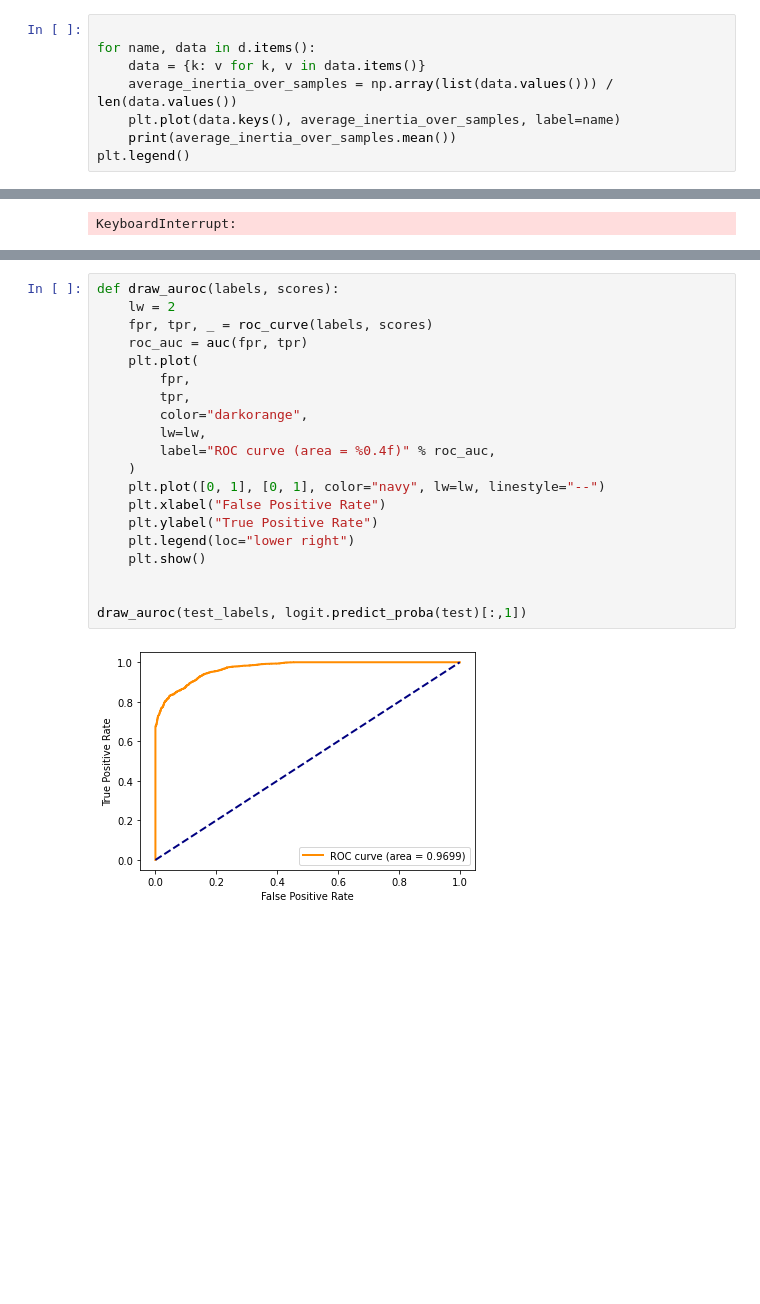
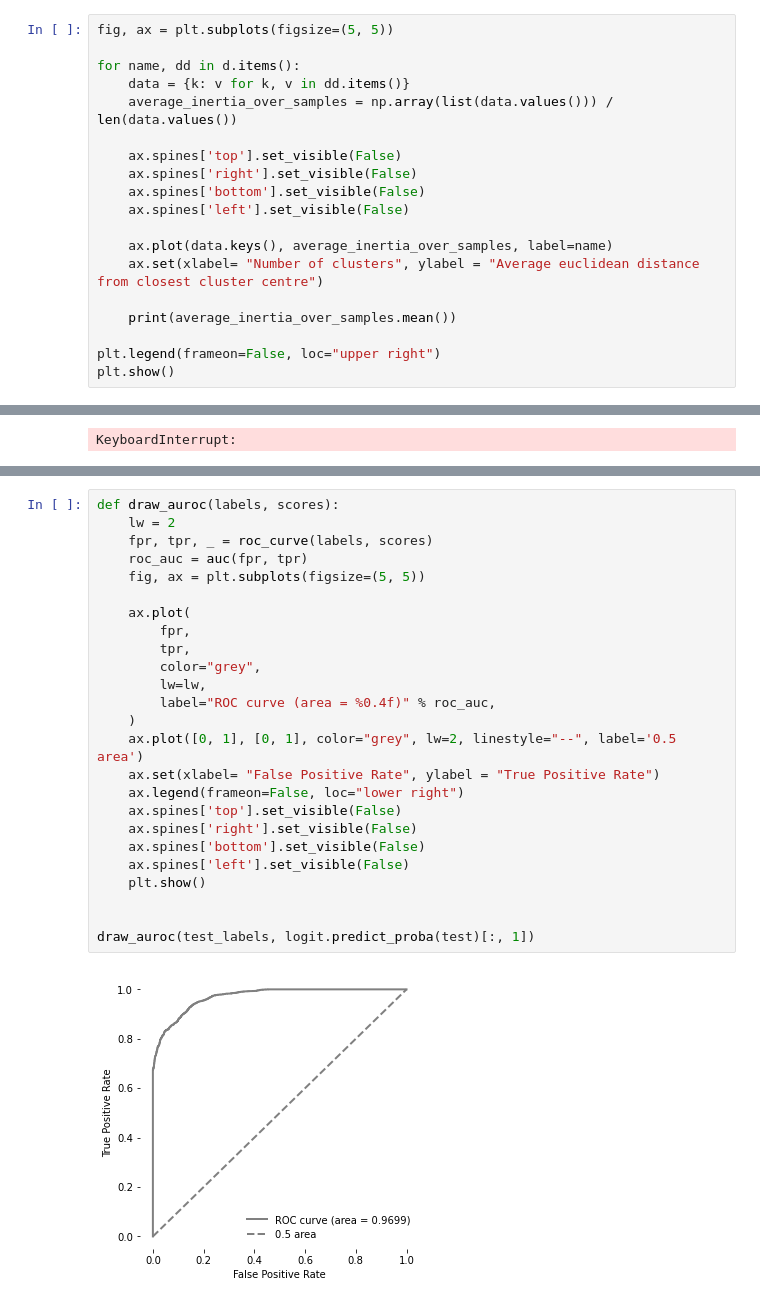
Before and after one commit to kristjanr/dat-sci-master-thesis, a Jupyter notebook: ood/kmeans_tsne.ipynb, the cells around one changed output, grey strips where cells are left out. Cells and saved outputs as stored; diff of their text form; blank space fills up the shorter version.

```diff
--- a/ood/kmeans_tsne.ipynb
+++ b/ood/kmeans_tsne.ipynb
@@ -45,8 +40,19 @@ KeyboardInterrupt
 # %%
+fig, ax = plt.subplots(figsize=(5, 5))
 
-for name, data in d.items():
-    data = {k: v for k, v in data.items()}
+for name, dd in d.items():
+    data = {k: v for k, v in dd.items()}
     average_inertia_over_samples = np.array(list(data.values())) / len(data.values())
-    plt.plot(data.keys(), average_inertia_over_samples, label=name)
+
+    ax.spines['top'].set_visible(False)
+    ax.spines['right'].set_visible(False)
+    ax.spines['bottom'].set_visible(False)
+    ax.spines['left'].set_visible(False)
+
+    ax.plot(data.keys(), average_inertia_over_samples, label=name)
+    ax.set(xlabel= "Number of clusters", ylabel = "Average euclidean distance from closest cluster centre")
+
     print(average_inertia_over_samples.mean())
-plt.legend()
+
+plt.legend(frameon=False, loc="upper right")
+plt.show()
@@ -384,22 +394,27 @@ logit.score(test, test_labels)
 # %%
 def draw_auroc(labels, scores):
     lw = 2
     fpr, tpr, _ = roc_curve(labels, scores)
     roc_auc = auc(fpr, tpr)
-    plt.plot(
+    fig, ax = plt.subplots(figsize=(5, 5))
+
+    ax.plot(
         fpr,
         tpr,
-        color="darkorange",
+        color="grey",
         lw=lw,
         label="ROC curve (area = %0.4f)" % roc_auc,
     )
-    plt.plot([0, 1], [0, 1], color="navy", lw=lw, linestyle="--")
-    plt.xlabel("False Positive Rate")
-    plt.ylabel("True Positive Rate")
-    plt.legend(loc="lower right")
+    ax.plot([0, 1], [0, 1], color="grey", lw=2, linestyle="--", label='0.5 area')
+    ax.set(xlabel= "False Positive Rate", ylabel = "True Positive Rate")
+    ax.legend(frameon=False, loc="lower right")
+    ax.spines['top'].set_visible(False)
+    ax.spines['right'].set_visible(False)
+    ax.spines['bottom'].set_visible(False)
+    ax.spines['left'].set_visible(False)
     plt.show()
 
 
-draw_auroc(test_labels, logit.predict_proba(test)[:,1])
+draw_auroc(test_labels, logit.predict_proba(test)[:, 1])
 # %% [output]
-[figure, old version]
+[figure, new version]
```
Also changed, not shown: parts of 6 cells of this notebook, 9 other files.
